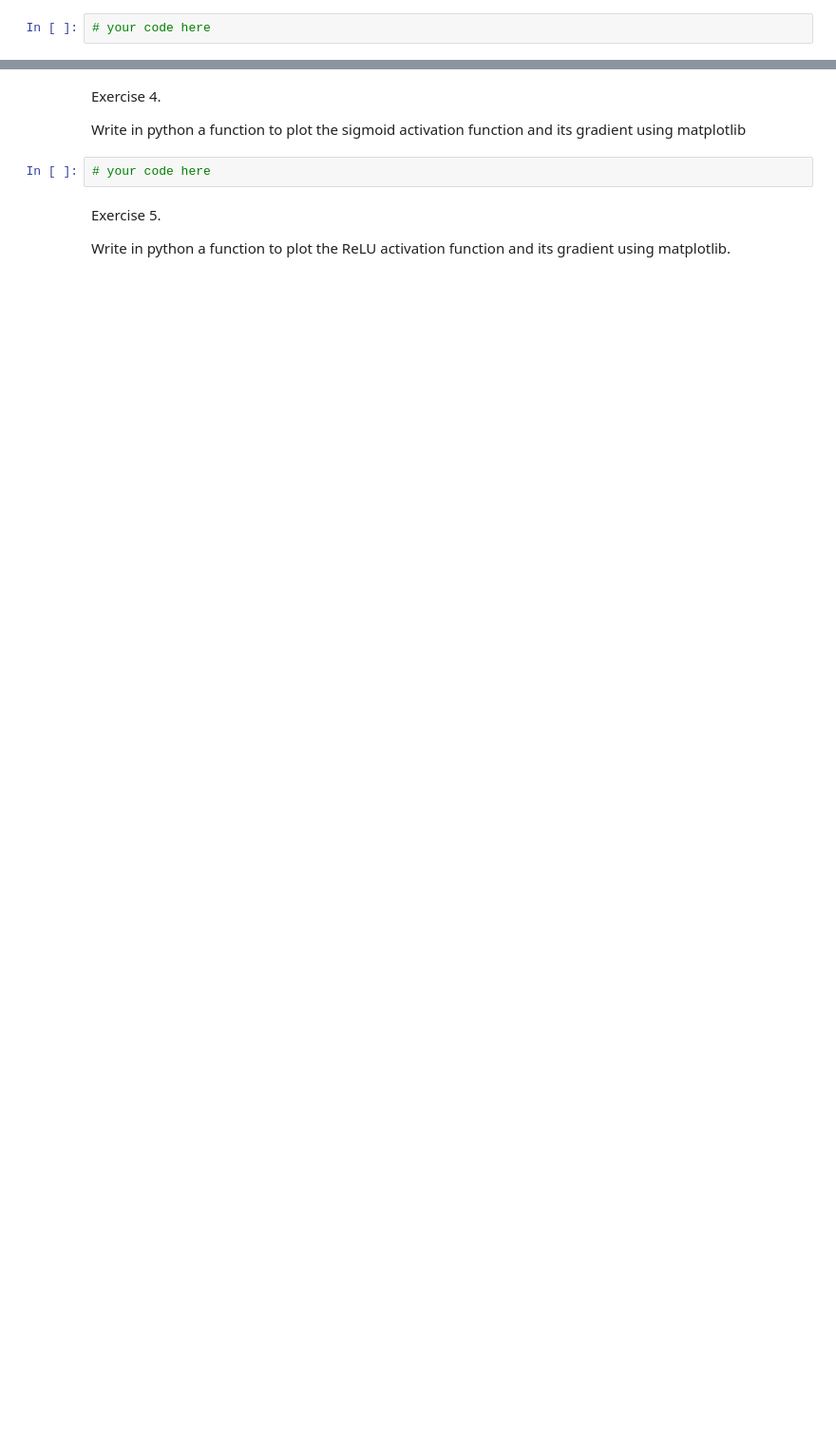
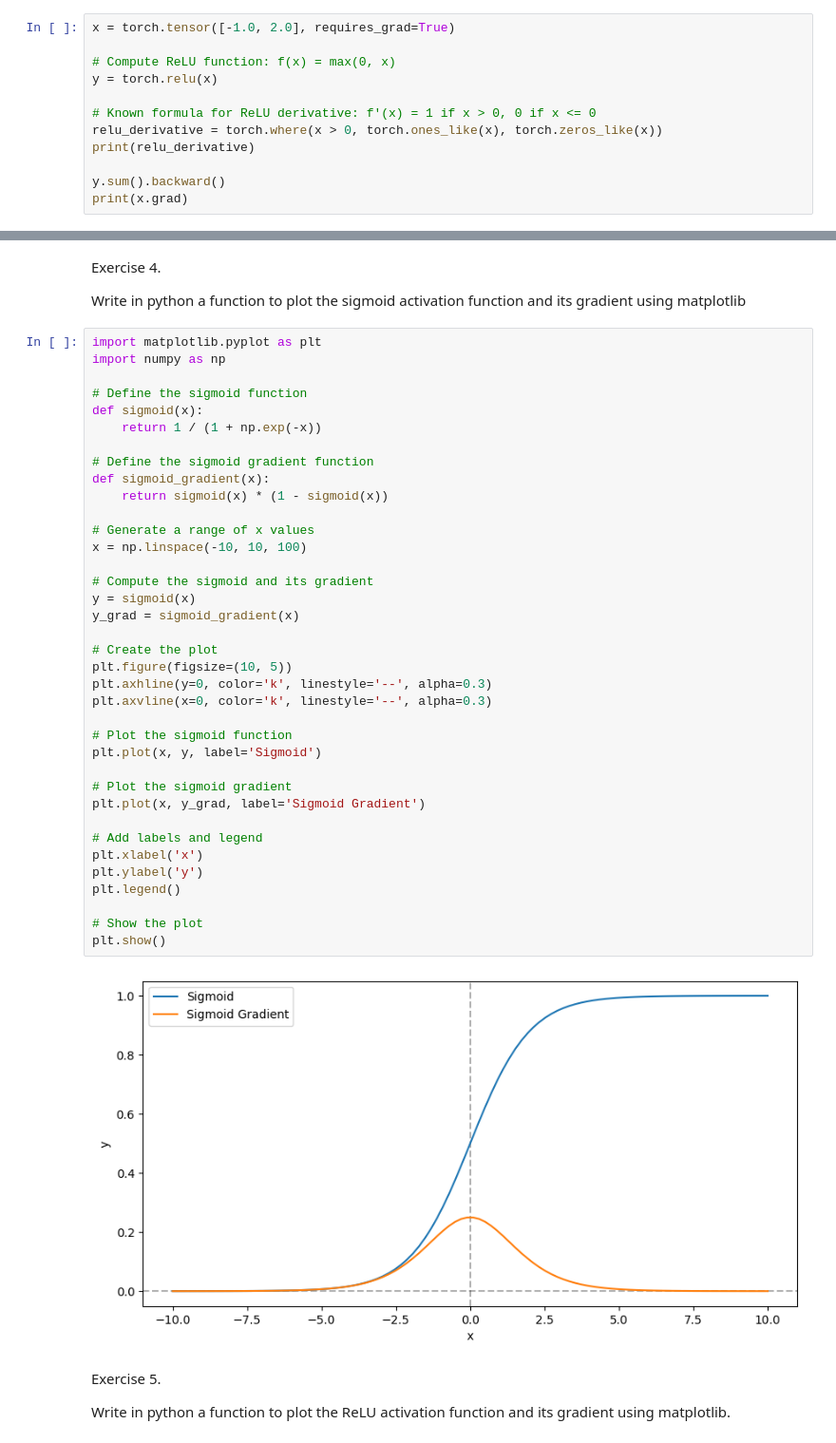
Before and after one commit to mihaicrisan04/UBB, a Jupyter notebook: Semester4/ai/a4/AI_lab_4_2023-unsolved 2 1.ipynb, the cells around one changed output, grey strips where cells are left out. Shown: that part at 95% size. Drawn from its saved outputs; the diff is of its cells as text; blank space fills up the shorter version.

```diff
--- a/Semester4/ai/a4/AI_lab_4_2023-unsolved 2 1.ipynb
+++ b/Semester4/ai/a4/AI_lab_4_2023-unsolved 2 1.ipynb
@@ -110,4 +146,14 @@ Execise 3.
 
 Compute the gradient for the relu activation function in 2 points using pytorch and check it with the known explicit formula.
 # %%
-# your code here
+x = torch.tensor([-1.0, 2.0], requires_grad=True)
+
+# Compute ReLU function: f(x) = max(0, x)
+y = torch.relu(x)
+
+# Known formula for ReLU derivative: f'(x) = 1 if x > 0, 0 if x <= 0
+relu_derivative = torch.where(x > 0, torch.ones_like(x), torch.zeros_like(x))
+print(relu_derivative)
+
+y.sum().backward()
+print(x.grad)
@@ -116,7 +165,44 @@ Exercise 4.
 
 Write in python a function to plot the sigmoid activation function and its gradient using matplotlib
 # %%
-# your code here
+import matplotlib.pyplot as plt
+import numpy as np
+
+# Define the sigmoid function
+def sigmoid(x):
+    return 1 / (1 + np.exp(-x))
+
+# Define the sigmoid gradient function
+def sigmoid_gradient(x):
+    return sigmoid(x) * (1 - sigmoid(x))
+
+# Generate a range of x values
+x = np.linspace(-10, 10, 100)
+
+# Compute the sigmoid and its gradient
+y = sigmoid(x)
+y_grad = sigmoid_gradient(x)
+
+# Create the plot
+plt.figure(figsize=(10, 5))
+plt.axhline(y=0, color='k', linestyle='--', alpha=0.3)
+plt.axvline(x=0, color='k', linestyle='--', alpha=0.3)
+
+# Plot the sigmoid function
+plt.plot(x, y, label='Sigmoid')
+
+# Plot the sigmoid gradient
+plt.plot(x, y_grad, label='Sigmoid Gradient')
+
+# Add labels and legend
+plt.xlabel('x')
+plt.ylabel('y')
+plt.legend()
+
+# Show the plot
+plt.show()
+# %% [output]
+[figure, added]
 # %% [markdown]
 Exercise 5.
 
```
Also changed, not shown: parts of 18 cells of this notebook.
